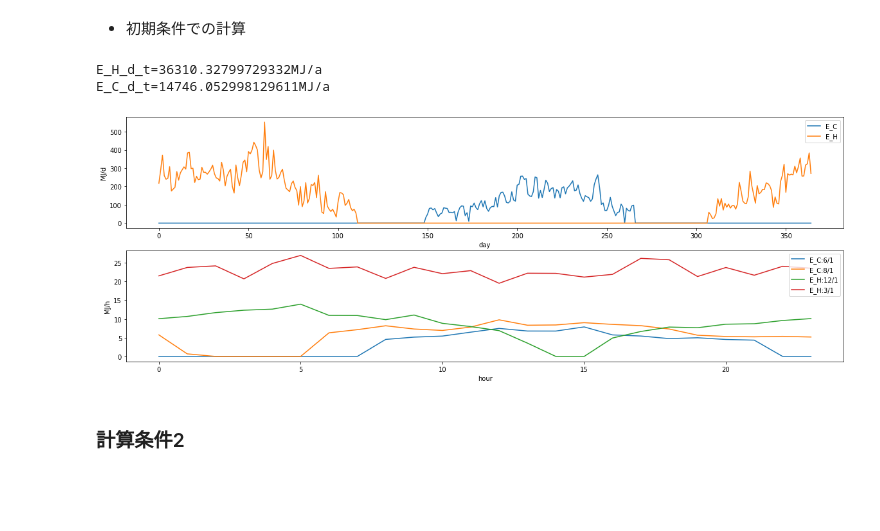
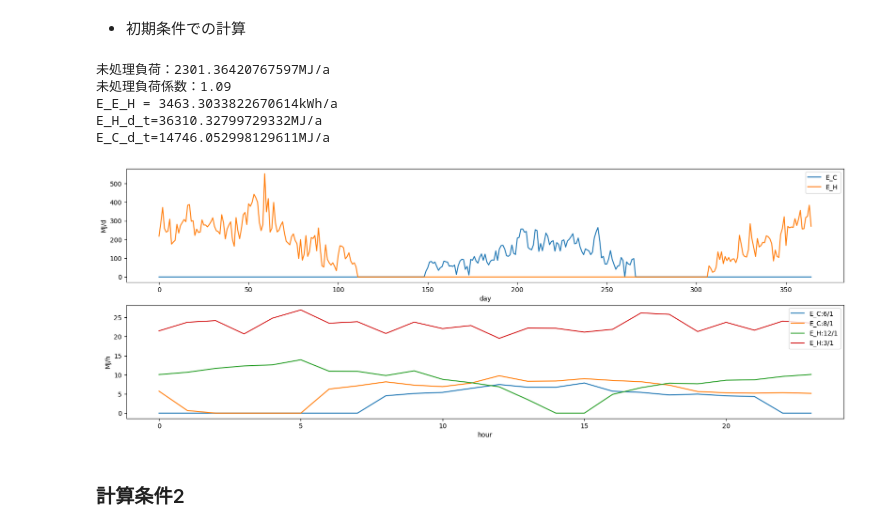
Before and after one commit to BRI-EES-House/pyhees_example, a Jupyter notebook: s04_02_central_heating_system_with_duct.ipynb, the cells around one changed output. Saved outputs shown, nothing was run; the diff lists cells and outputs as text; code cells hidden in the pictures; blank space fills up the shorter version.

```diff
--- a/s04_02_central_heating_system_with_duct.ipynb
+++ b/s04_02_central_heating_system_with_duct.ipynb
@@ -314,14 +318,17 @@ def get_each_graph(_E_H_d_t, _E_C_d_t):
 # %%
 house_base, house_ENV, H_A, C_A = get_default_central_heating()
 
-_E_H_d_t_1, _E_C_d_t_1 = calc_results(house_base, house_ENV, H_A, C_A)
+_E_H_d_t_010, _E_C_d_t_010 = calc_results(house_base, house_ENV, H_A, C_A)
 # %% [output]
+未処理負荷：2301.36420767597MJ/a
+未処理負荷係数：1.09
+E_E_H = 3463.3033822670614kWh/a
 E_H_d_t=36310.32799729332MJ/a
 E_C_d_t=14746.052998129611MJ/a
-# %%
-get_each_graph(_E_H_d_t_1, _E_C_d_t_1)
-# %% [output]
-[figure, removed]
+# %%
+get_each_graph(_E_H_d_t_010, _E_C_d_t_010)
+# %% [output]
+[figure, added]
 # %% [markdown]
 ### 計算条件2
 # %% [markdown]
```
Also changed, not shown: parts of 11 cells of this notebook.
